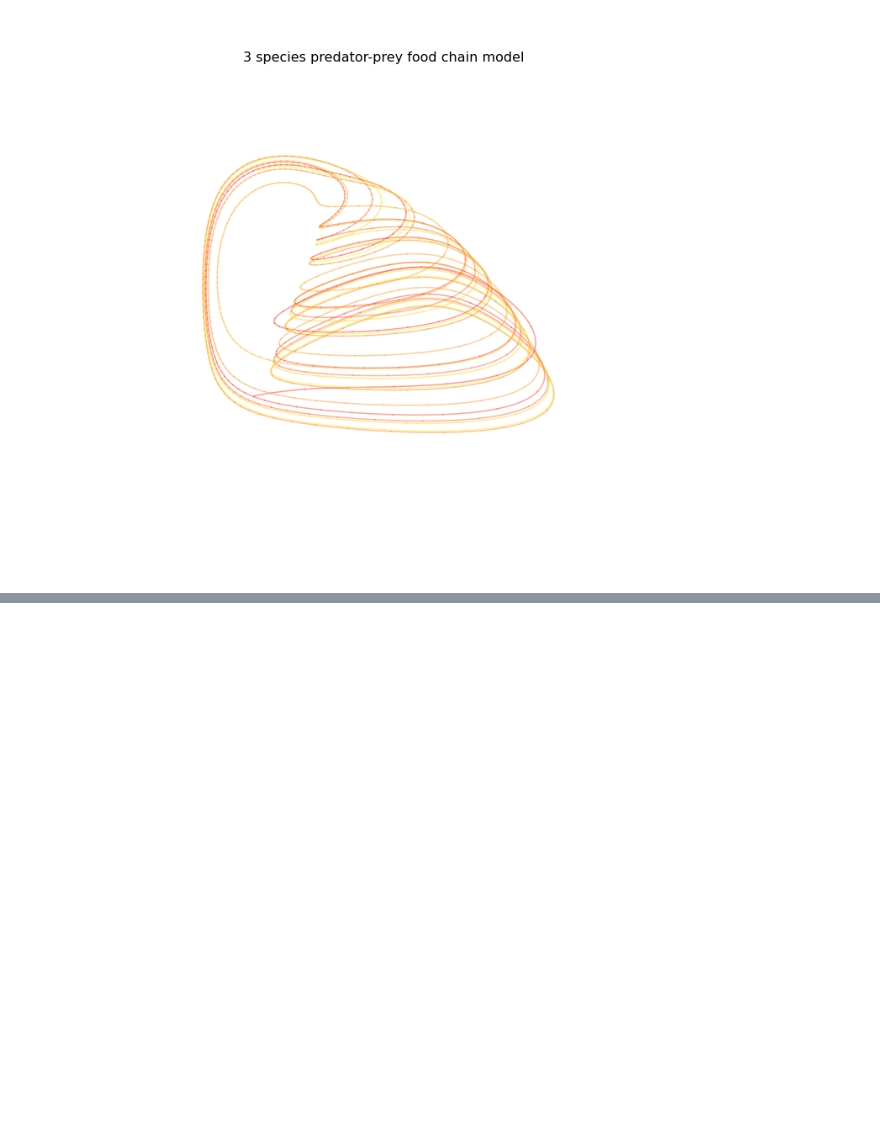
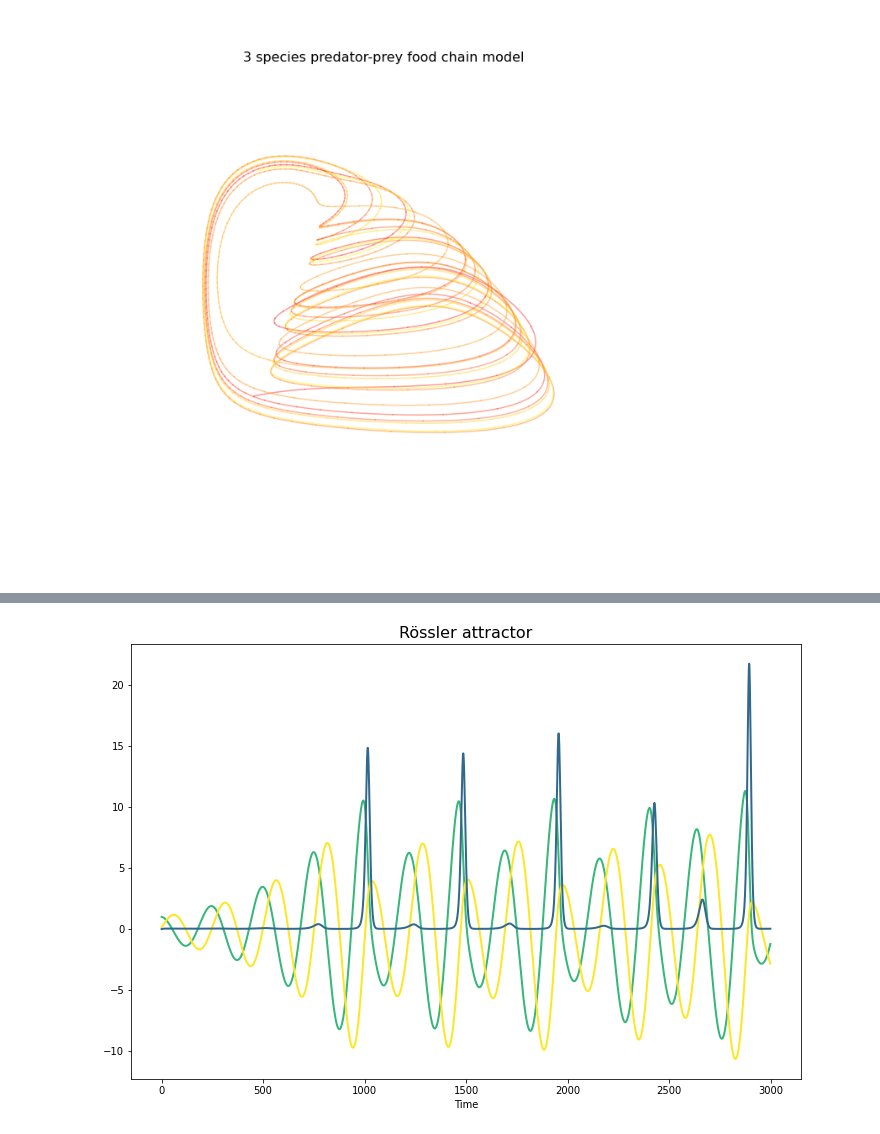
Before and after one commit to JochenFromm/JupyterNotebooks, a Jupyter notebook: StrangeAttractors.ipynb, the cells around one changed output, grey strips where cells are left out. Cells and saved outputs as stored; diff of their text form; code cells hidden in the pictures; blank space fills up the shorter version.

```diff
--- a/StrangeAttractors.ipynb
+++ b/StrangeAttractors.ipynb
@@ -143,0 +185,13 @@ fig.savefig('predator_prey_2.png')
+# %%
+n = 3000
+t = range(0, n)
+fig = plt.figure(figsize=(12,8))
+ax = fig.add_subplot(111)
+ax.plot(t, x[:n], color=colors[2], linewidth=2)
+ax.plot(t, y[:n], color=colors[3], linewidth=2)
+ax.plot(t, z[:n], color=colors[1], linewidth=2)
+ax.set_xlabel('Time')
+ax.set_title("Rössler attractor", fontsize=16)
+fig.savefig('roessler_2.png')
+# %% [output]
+[figure, added]
```
Also changed, not shown: parts of 10 cells of this notebook, 6 other files.
